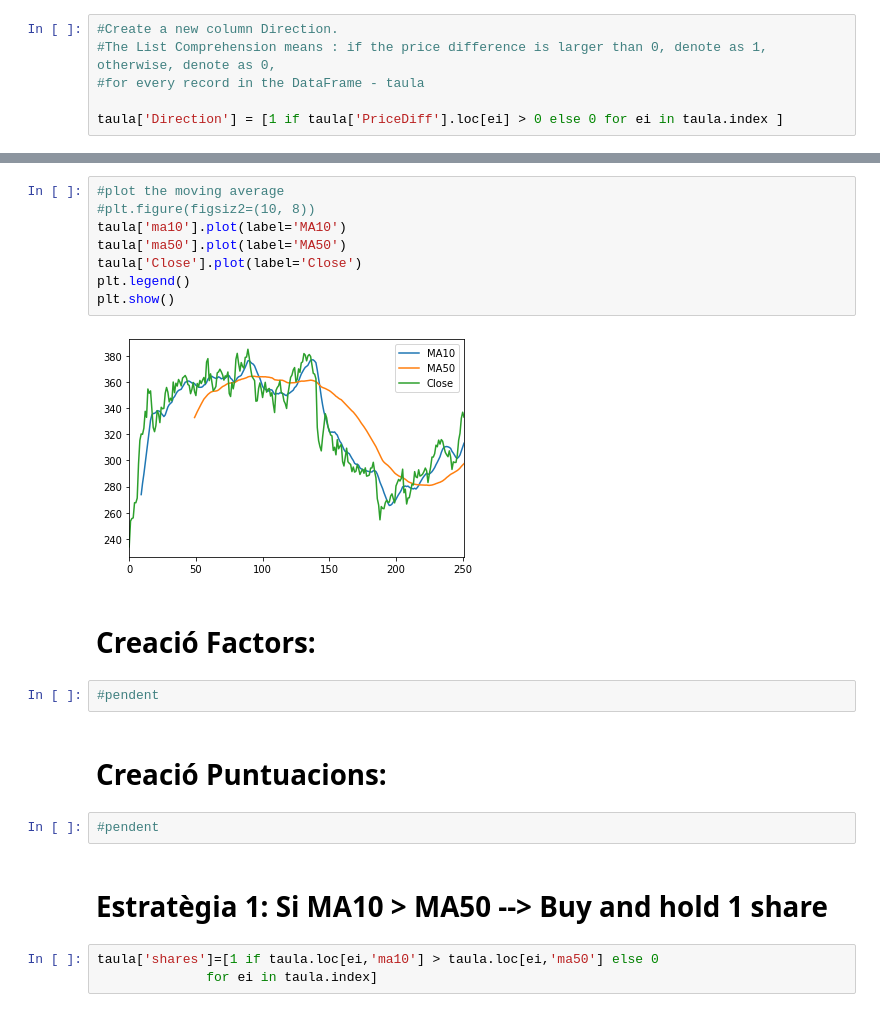
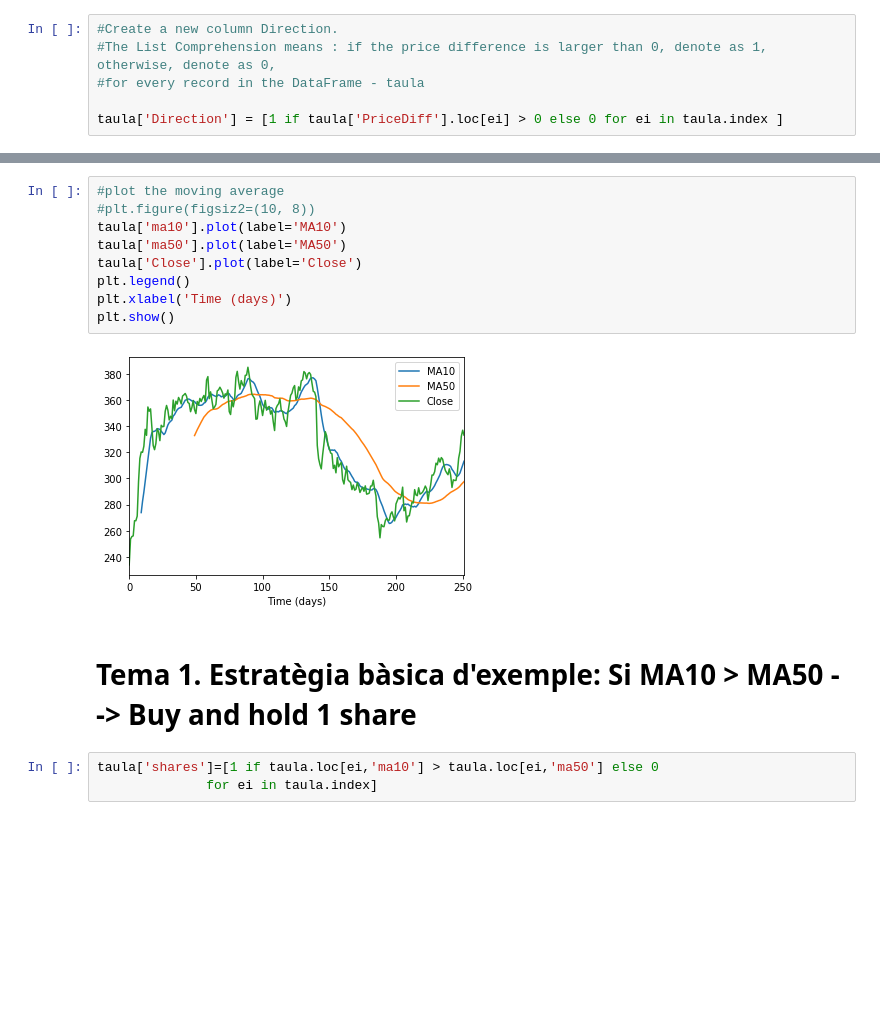
Before and after one commit to oscarthreepwood/Curs-Python-Analysis, a Jupyter notebook: curs_analytics_netflix.ipynb, the cells around one changed output, grey strips where cells are left out. Cells and saved outputs as stored; diff of their text form; blank space fills up the shorter version.

```diff
--- a/curs_analytics_netflix.ipynb
+++ b/curs_analytics_netflix.ipynb
@@ -50,23 +51,16 @@ taula.tail()
 # %%
 #plot the moving average
 #plt.figure(figsiz2=(10, 8))
 taula['ma10'].plot(label='MA10')
 taula['ma50'].plot(label='MA50')
 taula['Close'].plot(label='Close')
 plt.legend()
+plt.xlabel('Time (days)')
 plt.show()
 # %% [output]
-[figure, old version]
+[figure, new version]
-# %% [markdown]
-# Creació Factors:
-# %%
-#pendent
-# %% [markdown]
-# Creació Puntuacions:
-# %%
-#pendent
 # %% [markdown]
-# Estratègia 1: Si MA10 > MA50 --> Buy and hold 1 share
+# Tema 1. Estratègia bàsica d'exemple: Si MA10 > MA50 --> Buy and hold 1 share
 # %%
 taula['shares']=[1 if taula.loc[ei,'ma10'] > taula.loc[ei,'ma50'] else 0
               for ei in taula.index]
```
Also changed, not shown: parts of 32 cells of this notebook.
